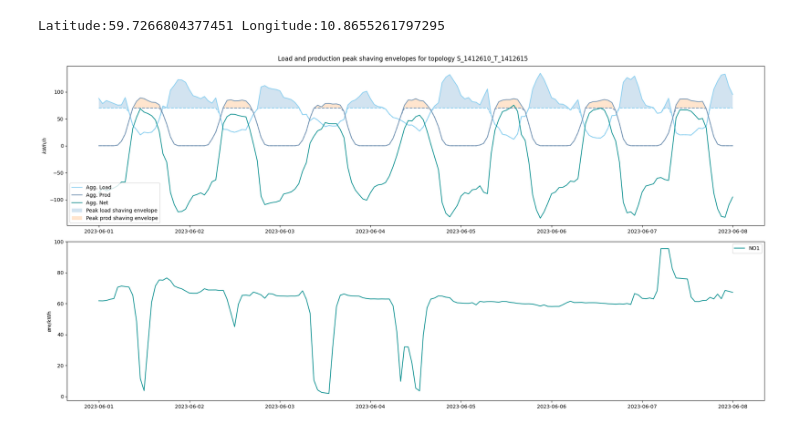
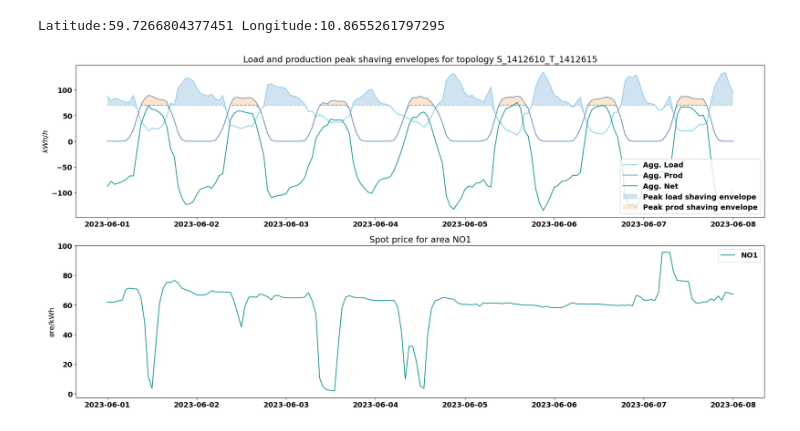
Before and after one commit to pmaree/Norgesnett, a Jupyter notebook: sandbox/notebook/peak_load_shaving.ipynb, the cells around one changed output. Drawn from its saved outputs; the diff is of its cells as text; code cells hidden in the pictures.

```diff
--- a/sandbox/notebook/peak_load_shaving.ipynb
+++ b/sandbox/notebook/peak_load_shaving.ipynb
@@ -8,6 +9,8 @@ from lib.weather_api import query_weather
 # %%
 PATH = os.getcwd()
 time_format = '%Y-%m-%dT%H:%M:%S'
+# %%
+matplotlib.rcParams.update({'font.size': 14, 'font.family':'sans serif'})
 # %%
 def print_df(df: pl.DataFrame, sort_by: str, n:int):
     with pl.Config() as cfg:
@@ -92,25 +95,26 @@ df = (topology_df.sort(by=['fromTime']).group_by_dynamic('fromTime', every='1h')
 # %%
 fig, ax = plt.subplots(2,1, figsize=(20,10))
 
 ax[0].plot(df['fromTime'], df['p_load_sum_kwh'], color='#89CFF0', label='Agg. Load')
 ax[0].plot(df['fromTime'], df['req_load_kwh'], color='#89CFF0', linestyle='dashed')
 ax[0].plot(df['fromTime'], df['p_prod_sum_kwh'], color='#7393B3', label='Agg. Prod')
 ax[0].plot(df['fromTime'], df['req_prod_kwh'], color='#7393B3', linestyle='dashed')
 ax[0].plot(df['fromTime'], df['p_export_sum_kwh'], color='#088F8F', label='Agg. Net')
 
 ax[0].fill_between(df['fromTime'], df['p_load_sum_kwh'], df['req_load_kwh'], alpha=0.2, label='Peak load shaving envelope')
 ax[0].fill_between(df['fromTime'], df['p_prod_sum_kwh'], df['req_prod_kwh'], alpha=0.2, label='Peak prod shaving envelope')
 ax[0].set_ylabel('$kWh/h$')
+ax[0].set_title(f'Load and production peak shaving envelopes for topology {topology}')
 ax[0].legend()
 
 ax[1].plot(price_df['timestamp'], price_df[price_area]*100, color='#088F8F', label=f'{price_area}')
 ax[1].set_ylabel('øre/kWh')
+ax[1].set_title(f'Spot price for area {price_area}')
 ax[1].legend()
 
-plt.suptitle(f'Load and production peak shaving envelopes for topology {topology}')
 fig.tight_layout()
 # %% [output]
-[figure, old version]
+[figure, new version]
 # %%
 df_envelope=df.select(['fromTime', 'shave_load_by_kwh','shave_prod_by_kwh'])
 df_envelope = (df_envelope.with_columns(pl.col('fromTime').dt.strftime(time_format).alias('from_time'),
```
Also changed, not shown: parts of 5 cells of this notebook.
